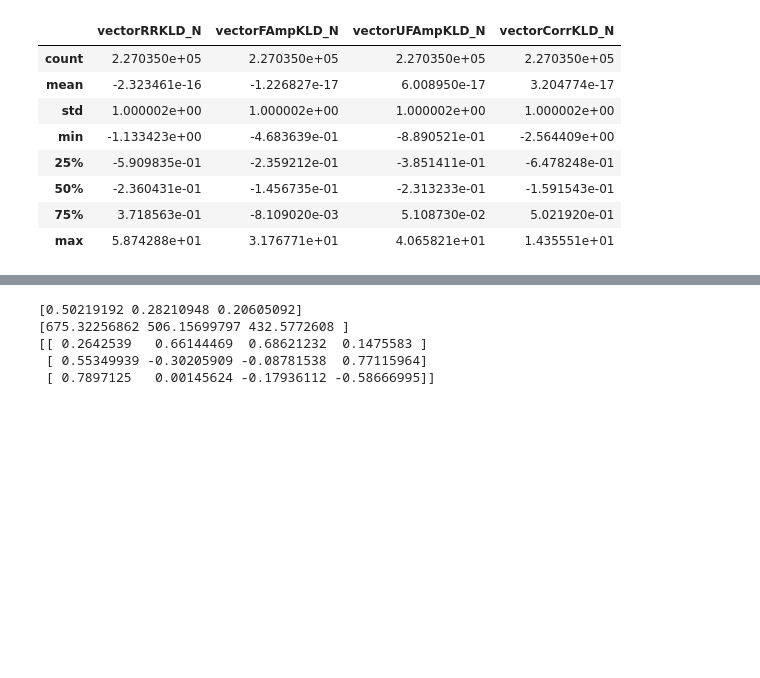
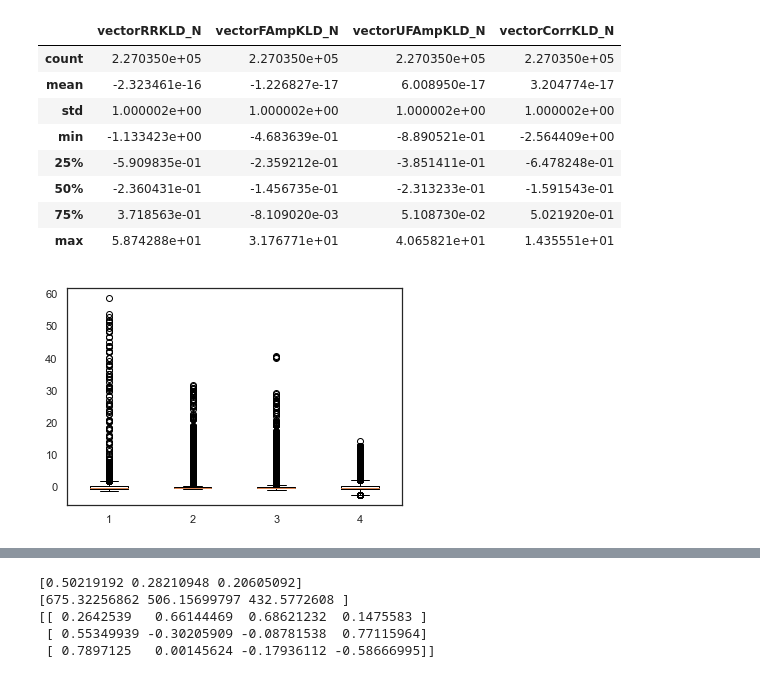
Before and after one commit to valeporti/stg_ete, a Jupyter notebook: test_1.ipynb, the cells around one changed output, grey strips where cells are left out. Saved outputs shown, nothing was run; the diff lists cells and outputs as text; code cells hidden in the pictures; blank space fills up the shorter version.

```diff
--- a/test_1.ipynb
+++ b/test_1.ipynb
@@ -366,3 +366,9 @@ df_normalized.describe()
 | max | 5.874288e+01 | 3.176771e+01 | 4.065821e+01 | 1.435551e+01 |
 # %%
 X = data_prepared
+# %%
+plt.boxplot(data_prepared)
+plt.show()
+plt.close()
+# %% [output]
+[figure, added]
```
Also changed, not shown: parts of 18 cells of this notebook.
